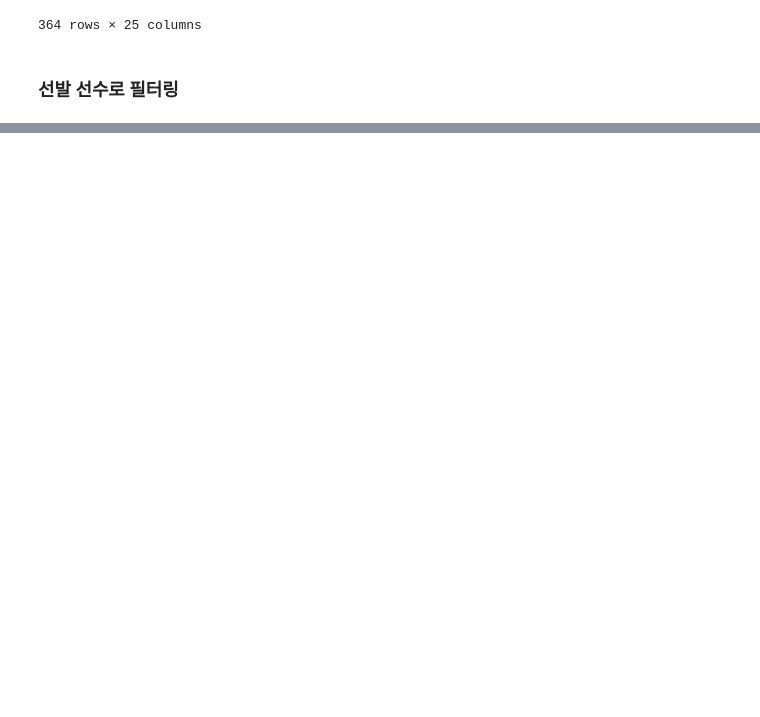
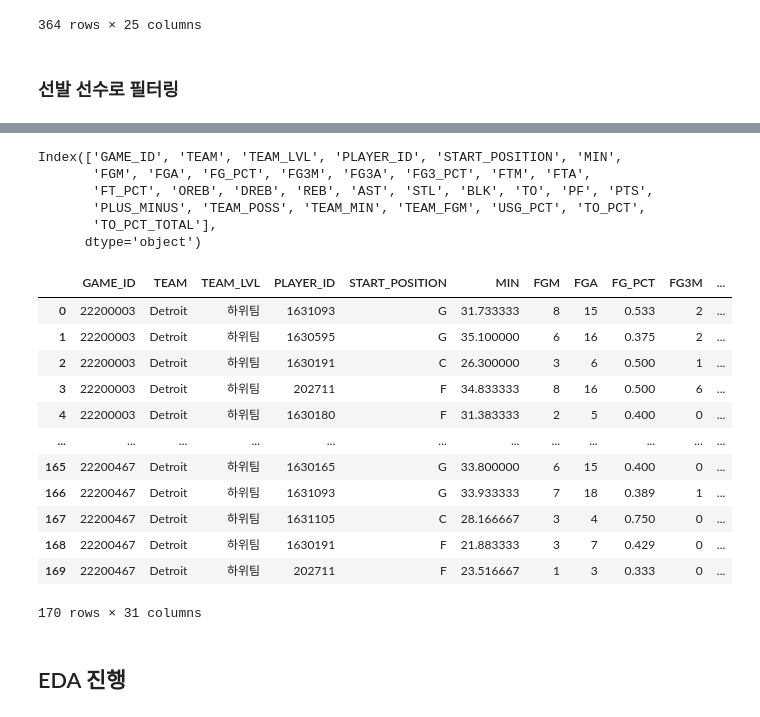
Before and after one commit to cye2020/Project1, a Jupyter notebook: src/analyze.ipynb, the cells around one changed output, grey strips where cells are left out. Cells and saved outputs as stored; diff of their text form; code cells hidden in the pictures; blank space fills up the shorter version.

```diff
--- a/src/analyze.ipynb
+++ b/src/analyze.ipynb
@@ -45,0 +106,3 @@ detroit_details
+# %%
+detroit_details = make_USG_PCT(detroit_details)
+high_details = make_USG_PCT(high_details)
@@ -46,8 +133,7 @@ detroit_details
 # %%
 def make_TO_PCT(details: pd.DataFrame) -> pd.DataFrame:
-    details['TO_PCT'] = details['TO'] / (
-        details['FGA'] +
-        0.44 * details['FTA'] +
-        details['TO']
-    ).round(2)
-    # return details
+    den = details['FGA'] + 0.44*details['FTA'] + details['TO']
+    to_pct = np.where(den > 0, details['TO'] / den, np.nan)  # 0으로 나눔 방지
+    details['TO_PCT'] = np.clip(to_pct, 0, 1)  # 0~1 범위로 안전하게
+    # 퍼센트(%)가 필요하면: details['TO_PCT_PCT'] = (details['TO_PCT']*100).round(1)
+    return details.copy()
@@ -72,0 +140,47 @@ detroit_details
+# %%
+def total_TO_PCT(details: pd.DataFrame) -> pd.DataFrame:
+    details = make_TO_PCT(details)
+    # --- 2) 선수별 TOTAL_TO_PCT (합산 기반) ---
+    agg = details.groupby("PLAYER_ID", as_index=True).agg(
+        FGA_SUM=("FGA", "sum"),
+        FTA_SUM=("FTA", "sum"),
+        TO_SUM =("TO",  "sum"),
+    )
+    used_total = agg["FGA_SUM"] + 0.44 * agg["FTA_SUM"] + agg["TO_SUM"]
+    agg['TO_PCT_TOTAL'] = agg["TO_SUM"] / used_total * 100.0
+    agg['TO_PCT_TOTAL'] = agg['TO_PCT_TOTAL'].clip(0, 100)
+
+    # --- 3) 원본에 매핑 ---
+    details = details.merge(agg[['TO_PCT_TOTAL']], left_on="PLAYER_ID", right_index=True, how="left")
+
+    return details.copy()
+# %%
+detroit_total_details = total_TO_PCT(detroit_details)
+high_total_details = total_TO_PCT(high_details)
+
+detroit_total_details.columns
+# %% [output]
+Index(['GAME_ID', 'TEAM', 'TEAM_LVL', 'PLAYER_ID', 'START_POSITION', 'MIN',
+       'FGM', 'FGA', 'FG_PCT', 'FG3M', 'FG3A', 'FG3_PCT', 'FTM', 'FTA',
+       'FT_PCT', 'OREB', 'DREB', 'REB', 'AST', 'STL', 'BLK', 'TO', 'PF', 'PTS',
+       'PLUS_MINUS', 'TEAM_POSS', 'TEAM_MIN', 'TEAM_FGM', 'USG_PCT', 'TO_PCT',
+       'TO_PCT_TOTAL'],
+      dtype='object')
+# %%
+detroit_total_details
+# %% [output]
+|  | GAME_ID | TEAM | TEAM_LVL | PLAYER_ID | START_POSITION | MIN | FGM | FGA | FG_PCT | FG3M | ... |
+| 0 | 22200003 | Detroit | 하위팀 | 1631093 | G | 31.733333 | 8 | 15 | 0.533 | 2 | ... |
+| 1 | 22200003 | Detroit | 하위팀 | 1630595 | G | 35.100000 | 6 | 16 | 0.375 | 2 | ... |
+| 2 | 22200003 | Detroit | 하위팀 | 1630191 | C | 26.300000 | 3 | 6 | 0.500 | 1 | ... |
+| 3 | 22200003 | Detroit | 하위팀 | 202711 | F | 34.833333 | 8 | 16 | 0.500 | 6 | ... |
+| 4 | 22200003 | Detroit | 하위팀 | 1630180 | F | 31.383333 | 2 | 5 | 0.400 | 0 | ... |
+| ... | ... | ... | ... | ... | ... | ... | ... | ... | ... | ... | ... |
+| 165 | 22200467 | Detroit | 하위팀 | 1630165 | G | 33.800000 | 6 | 15 | 0.400 | 0 | ... |
+| 166 | 22200467 | Detroit | 하위팀 | 1631093 | G | 33.933333 | 7 | 18 | 0.389 | 1 | ... |
+| 167 | 22200467 | Detroit | 하위팀 | 1631105 | C | 28.166667 | 3 | 4 | 0.750 | 0 | ... |
+| 168 | 22200467 | Detroit | 하위팀 | 1630191 | F | 21.883333 | 3 | 7 | 0.429 | 0 | ... |
+| 169 | 22200467 | Detroit | 하위팀 | 202711 | F | 23.516667 | 1 | 3 | 0.333 | 0 | ... |
+170 rows × 31 columns
+# %% [markdown]
+## EDA 진행
```
Also changed, not shown: parts of 19 cells of this notebook, 5 other files.
